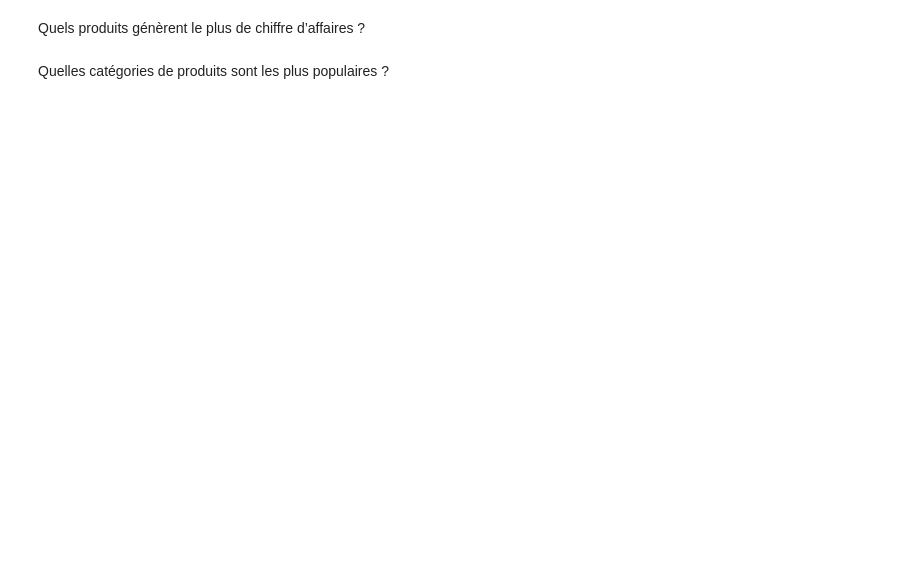
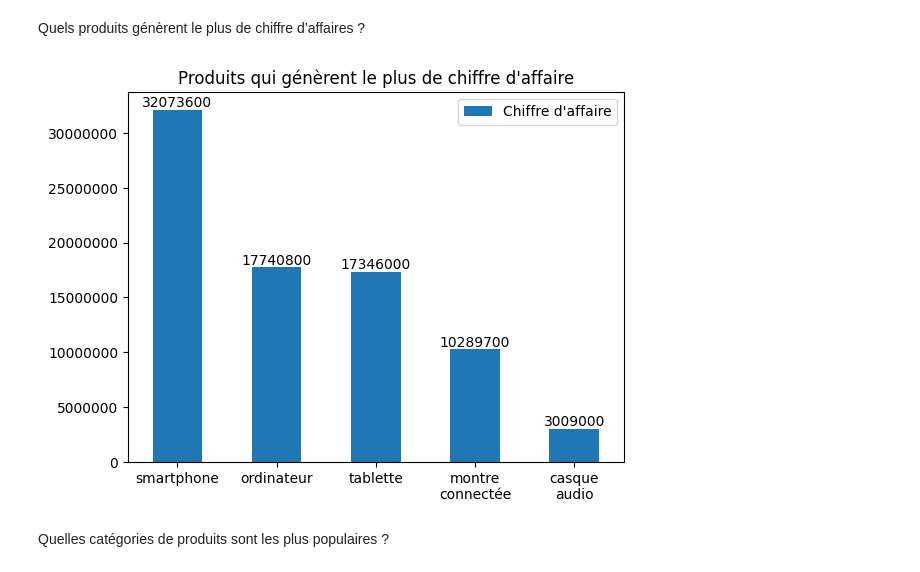
Before and after one commit to thomas-lefloch/spark_dbt, a Jupyter notebook: data_cleaning.ipynb, the cells around one changed output. Saved outputs shown, nothing was run; the diff lists cells and outputs as text; code cells hidden in the pictures; blank space fills up the shorter version.

```diff
--- a/data_cleaning.ipynb
+++ b/data_cleaning.ipynb
@@ -382,4 +452,32 @@ Quels sont les produits les plus vendus en quantité ?
 # %% [markdown]
 Quels produits génèrent le plus de chiffre d’affaires ?
+# %%
+query = """
+SELECT
+    produit_nom,
+    SUM(montant_total) as total_product_revenue,
+FROM fact_vente
+JOIN dim_produit ON dim_produit.produit_id = fact_vente.produit_id
+GROUP BY produit_nom
+ORDER BY total_product_revenue DESC;
+"""
+
+data = sql(query)
+
+data["produit_nom"] = data["produit_nom"].str.replace(" ", "\n")
+
+title = "Produits qui génèrent le plus de chiffre d'affaire"
+ax = data.plot.bar(
+    y="total_product_revenue",
+    x="produit_nom",
+    xlabel="",
+    title=title,
+)
+ax.legend(labels=["Chiffre d'affaire"])
+ax.ticklabel_format(axis="y", style="plain")
+ax.bar_label(ax.containers[0], fmt="%.0f")
+ax.tick_params(axis="x", labelrotation=0)
+# %% [output]
+[figure, added]
 # %% [markdown]
 Quelles catégories de produits sont les plus populaires ?
```
Also changed, not shown: parts of 8 cells of this notebook.
